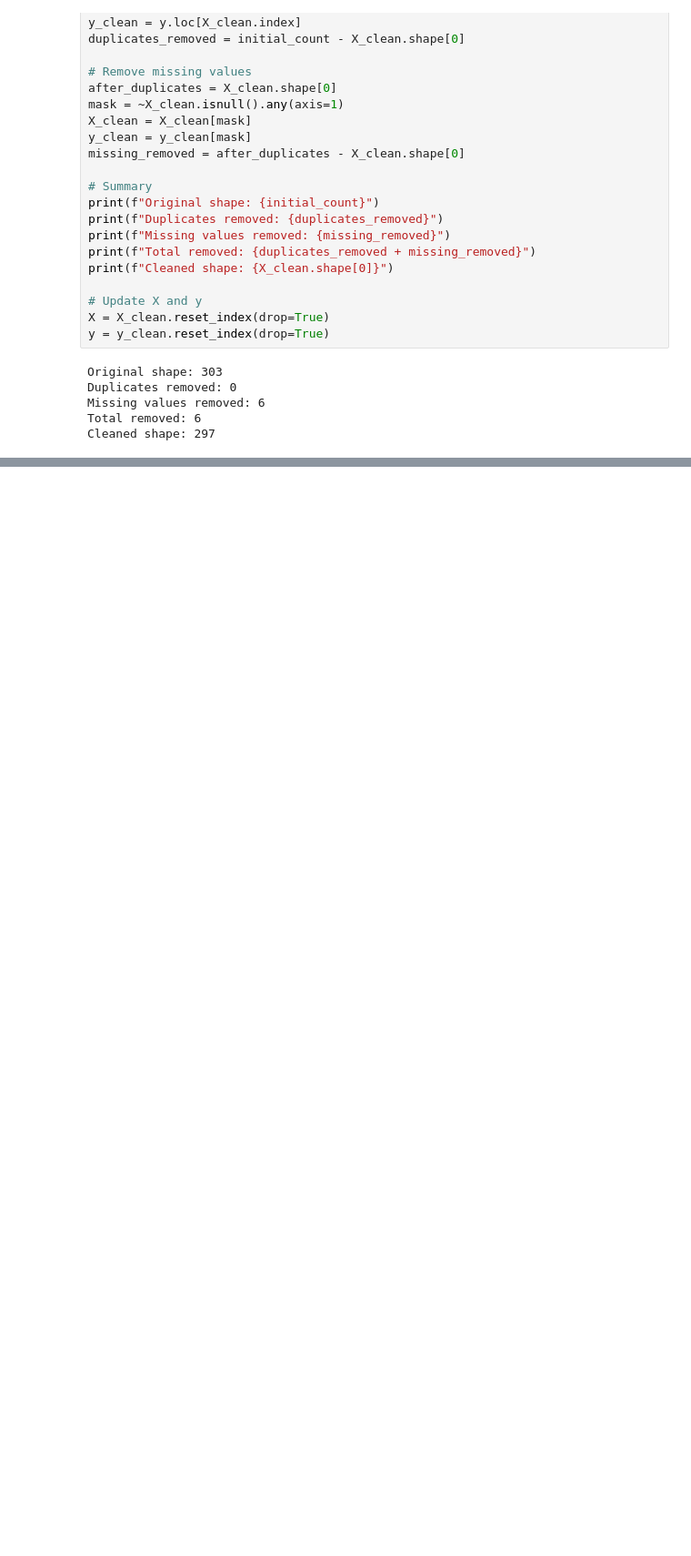
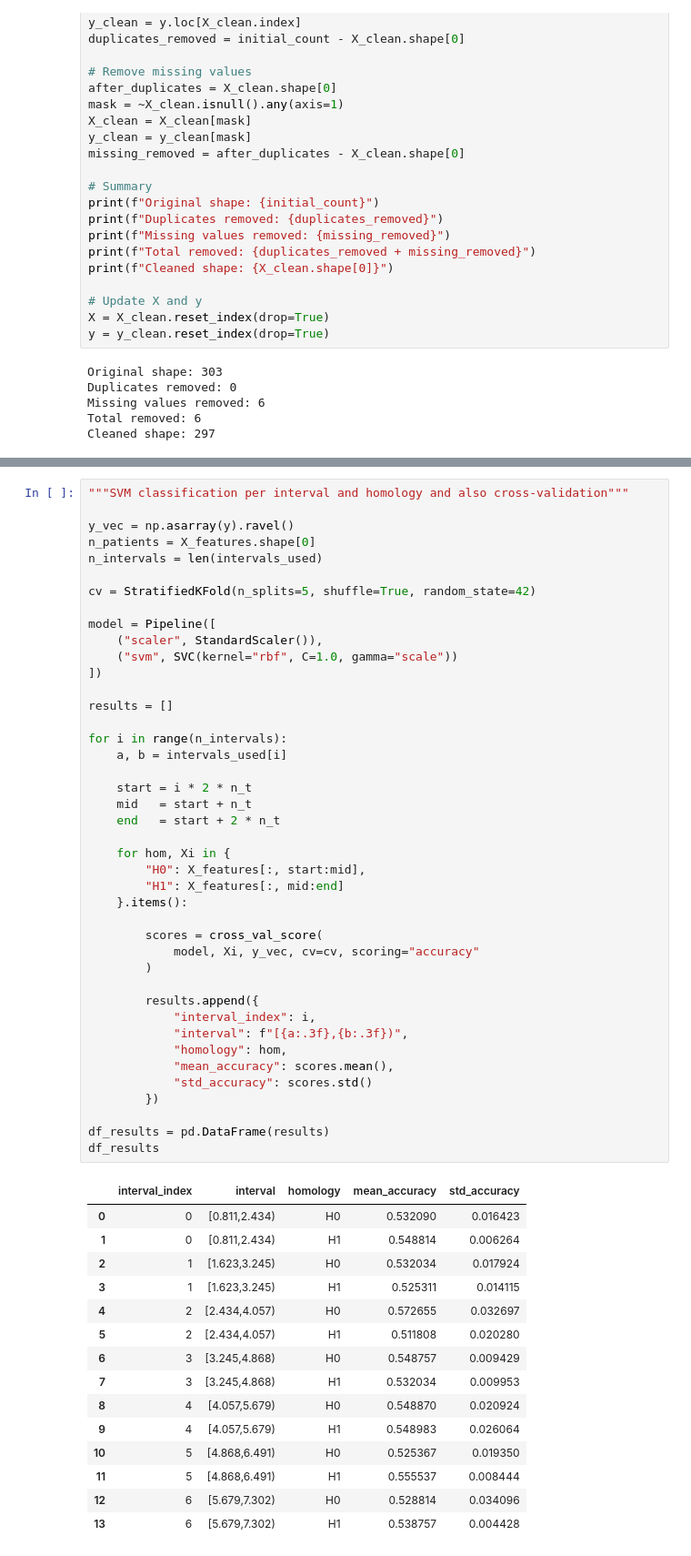
Before and after one commit to ajenee1/TDA, a Jupyter notebook: heart_disease.ipynb, the cells around one changed output, grey strips where cells are left out. Shown at 91% size. Cells and saved outputs as stored; diff of their text form; blank space fills up the shorter version.

```diff
--- a/heart_disease.ipynb
+++ b/heart_disease.ipynb
@@ -592,0 +364,58 @@ Clinical Features (Categorical):
+# %%
+"""SVM classification per interval and homology and also cross-validation"""
+
+y_vec = np.asarray(y).ravel()
+n_patients = X_features.shape[0]
+n_intervals = len(intervals_used)
+
+cv = StratifiedKFold(n_splits=5, shuffle=True, random_state=42)
+
+model = Pipeline([
+    ("scaler", StandardScaler()),
+    ("svm", SVC(kernel="rbf", C=1.0, gamma="scale"))
+])
+
+results = []
+
+for i in range(n_intervals):
+    a, b = intervals_used[i]
+
+    start = i * 2 * n_t
+    mid   = start + n_t
+    end   = start + 2 * n_t
+
+    for hom, Xi in {
+        "H0": X_features[:, start:mid],
+        "H1": X_features[:, mid:end]
+    }.items():
+
+        scores = cross_val_score(
+            model, Xi, y_vec, cv=cv, scoring="accuracy"
+        )
+
+        results.append({
+            "interval_index": i,
+            "interval": f"[{a:.3f},{b:.3f})",
+            "homology": hom,
+            "mean_accuracy": scores.mean(),
+            "std_accuracy": scores.std()
+        })
+
+df_results = pd.DataFrame(results)
+df_results
+# %% [output]
+|  | interval_index | interval | homology | mean_accuracy | std_accuracy |
+| 0 | 0 | [0.811,2.434) | H0 | 0.532090 | 0.016423 |
+| 1 | 0 | [0.811,2.434) | H1 | 0.548814 | 0.006264 |
+| 2 | 1 | [1.623,3.245) | H0 | 0.532034 | 0.017924 |
+| 3 | 1 | [1.623,3.245) | H1 | 0.525311 | 0.014115 |
+| 4 | 2 | [2.434,4.057) | H0 | 0.572655 | 0.032697 |
+| 5 | 2 | [2.434,4.057) | H1 | 0.511808 | 0.020280 |
+| 6 | 3 | [3.245,4.868) | H0 | 0.548757 | 0.009429 |
+| 7 | 3 | [3.245,4.868) | H1 | 0.532034 | 0.009953 |
+| 8 | 4 | [4.057,5.679) | H0 | 0.548870 | 0.020924 |
+| 9 | 4 | [4.057,5.679) | H1 | 0.548983 | 0.026064 |
+| 10 | 5 | [4.868,6.491) | H0 | 0.525367 | 0.019350 |
+| 11 | 5 | [4.868,6.491) | H1 | 0.555537 | 0.008444 |
+| 12 | 6 | [5.679,7.302) | H0 | 0.528814 | 0.034096 |
+| 13 | 6 | [5.679,7.302) | H1 | 0.538757 | 0.004428 |
```
Also changed, not shown: parts of 27 cells of this notebook, 11 other files.
